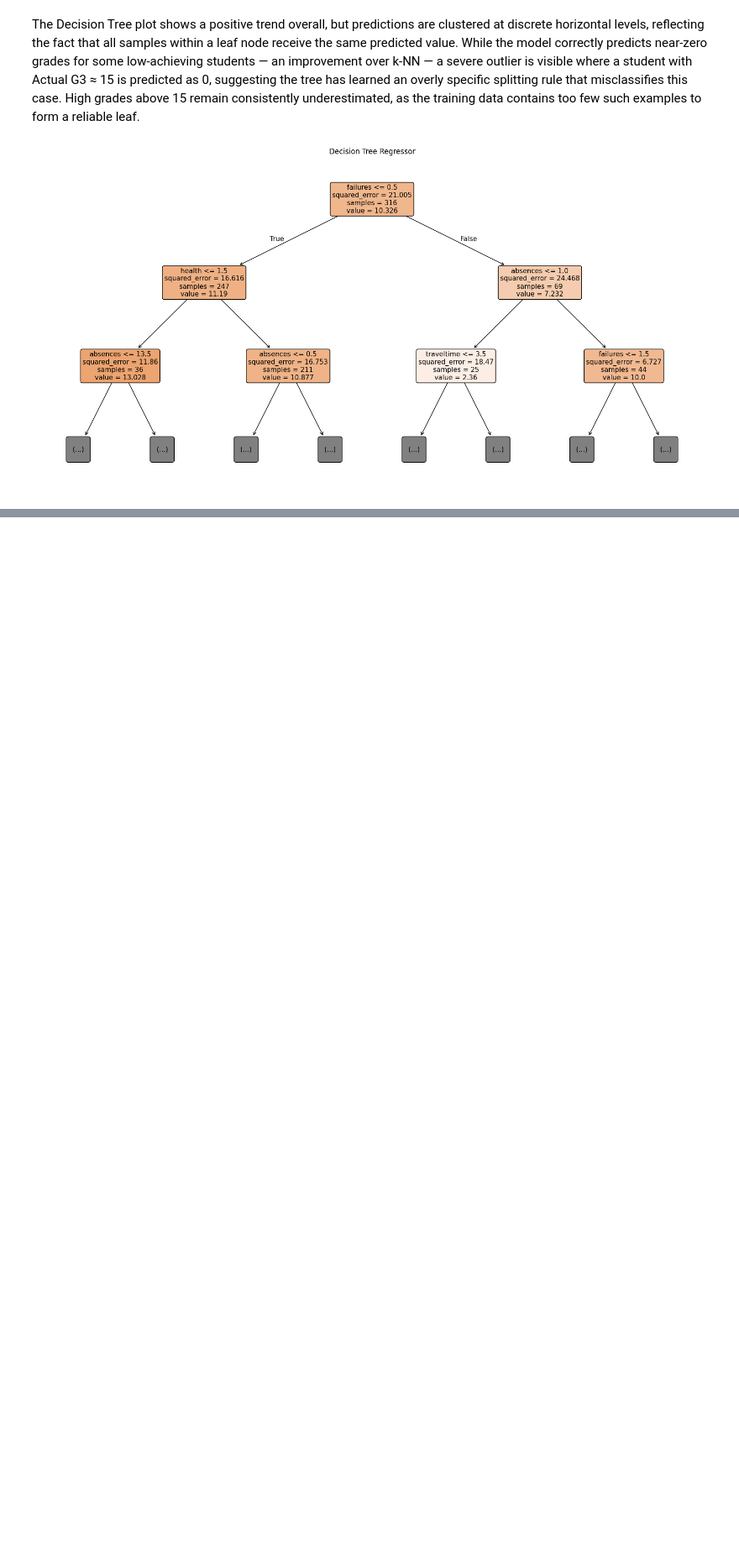
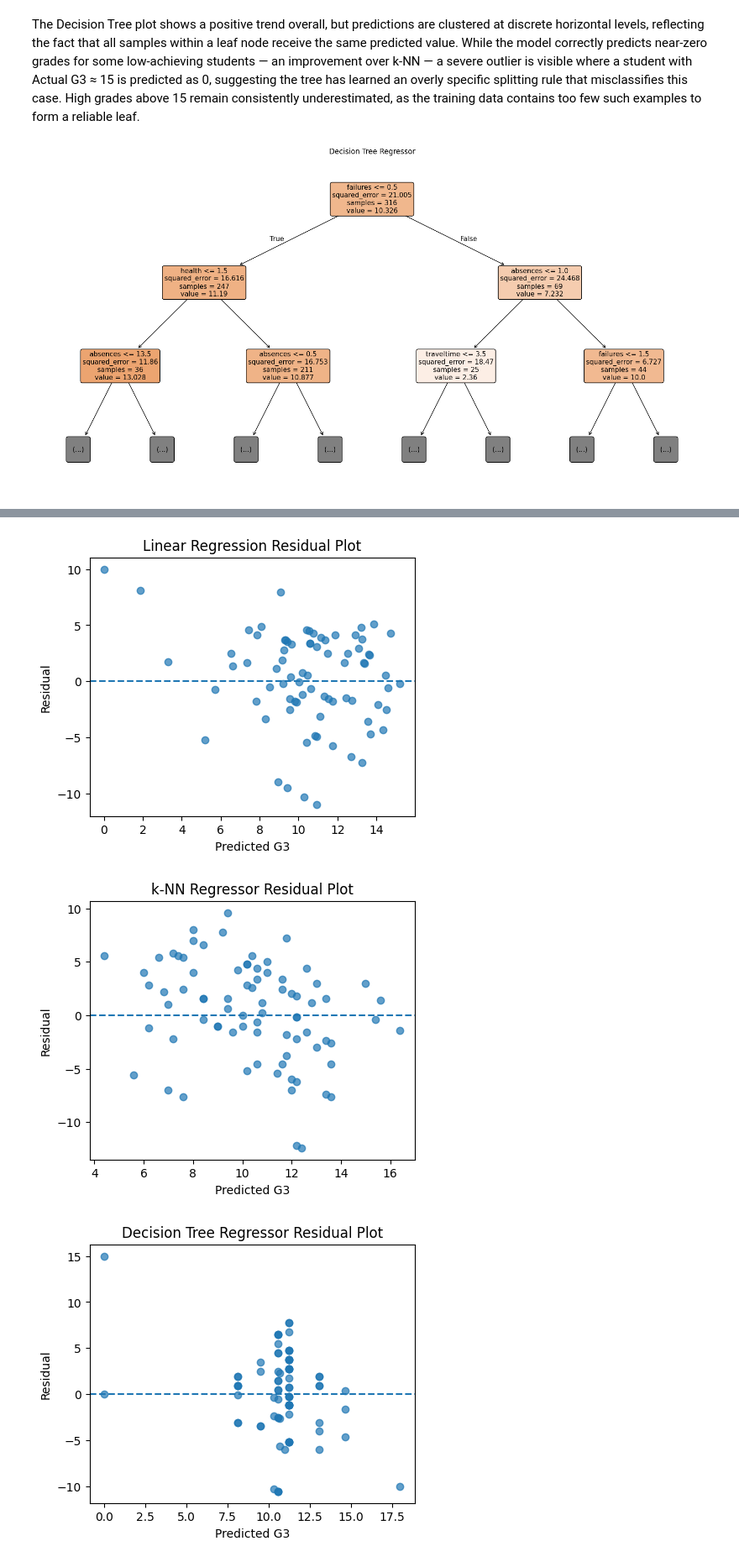
Before and after one commit to zvrv6256-uol/2604-individual-project, a Jupyter notebook: code.ipynb, the cells around one changed output, grey strips where cells are left out. Shown at 84% size. Saved outputs shown, nothing was run; the diff lists cells and outputs as text; code cells hidden in the pictures; blank space fills up the shorter version.

```diff
--- a/code.ipynb
+++ b/code.ipynb
@@ -264,0 +298,36 @@ plt.show()
+# %%
+# Residuals
+res_lin = y_test - y_pred_lin
+res_knn = y_test - y_pred_knn
+res_tree = y_test - y_pred_tree
+
+# Linear Regression residual plot
+plt.figure(figsize=(5, 4))
+plt.scatter(y_pred_lin, res_lin, alpha=0.7)
+plt.axhline(0, linestyle="--")
+plt.title("Linear Regression Residual Plot")
+plt.xlabel("Predicted G3")
+plt.ylabel("Residual")
+plt.show()
+
+# k-NN residual plot
+plt.figure(figsize=(5, 4))
+plt.scatter(y_pred_knn, res_knn, alpha=0.7)
+plt.axhline(0, linestyle="--")
+plt.title("k-NN Regressor Residual Plot")
+plt.xlabel("Predicted G3")
+plt.ylabel("Residual")
+plt.show()
+
+# Decision Tree residual plot
+plt.figure(figsize=(5, 4))
+plt.scatter(y_pred_tree, res_tree, alpha=0.7)
+plt.axhline(0, linestyle="--")
+plt.title("Decision Tree Regressor Residual Plot")
+plt.xlabel("Predicted G3")
+plt.ylabel("Residual")
+plt.show()
+# %% [output]
+[figure, added]
+[figure, added]
+[figure, added]
```
Also changed, not shown: parts of 5 cells of this notebook.
